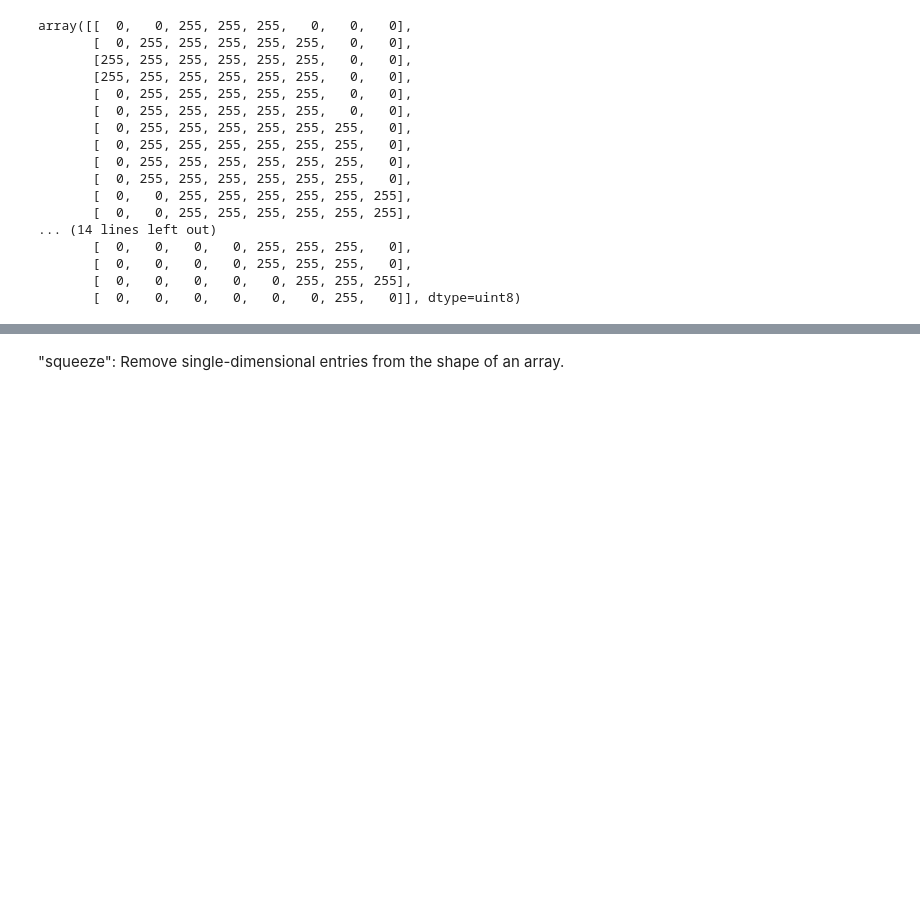
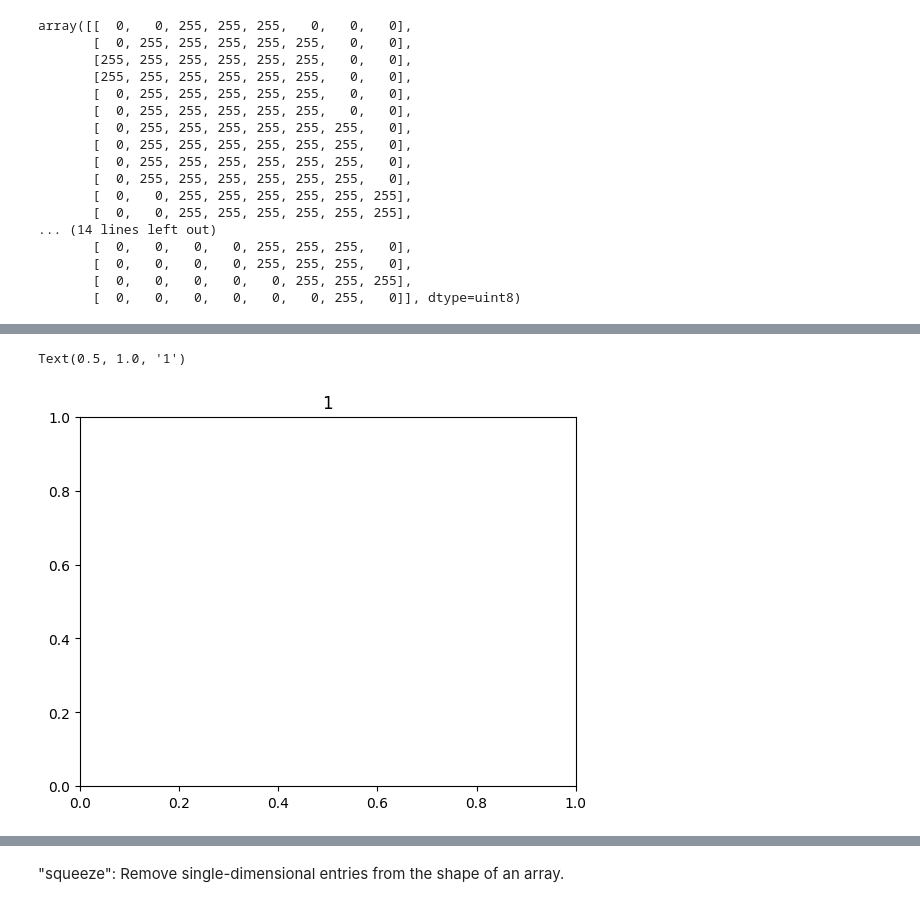
Before and after one commit to BehrangHaghdoust/ExpenseTracker, a Jupyter notebook: 03-persian-digit-dataset.ipynb, the cells around one changed output, grey strips where cells are left out. Drawn from its saved outputs; the diff is of its cells as text; code cells hidden in the pictures; blank space fills up the shorter version.

```diff
--- a/03-persian-digit-dataset.ipynb
+++ b/03-persian-digit-dataset.ipynb
@@ -153,6 +151,7 @@ array([[  0,   0,   0,   0,   0,   0,   0,   0,   0,   0, 255, 255,   0,
           0,   0,   0,   0,   0,   0,   0,   0]], dtype=uint8)
 # %%
 data = np.squeeze(dataset['Data'])
+label = np.squeeze(dataset['labels'])
 data.shape
 # %% [output]
 (60000,)
@@ -178,0 +187,5 @@ array([[  0,   0, 255, 255, 255,   0,   0,   0],
+# %%
+plt.title(label[5999])
+# %% [output]
+Text(0.5, 1.0, '1')
+[figure, added]
```
Also changed, not shown: parts of 5 cells of this notebook.
